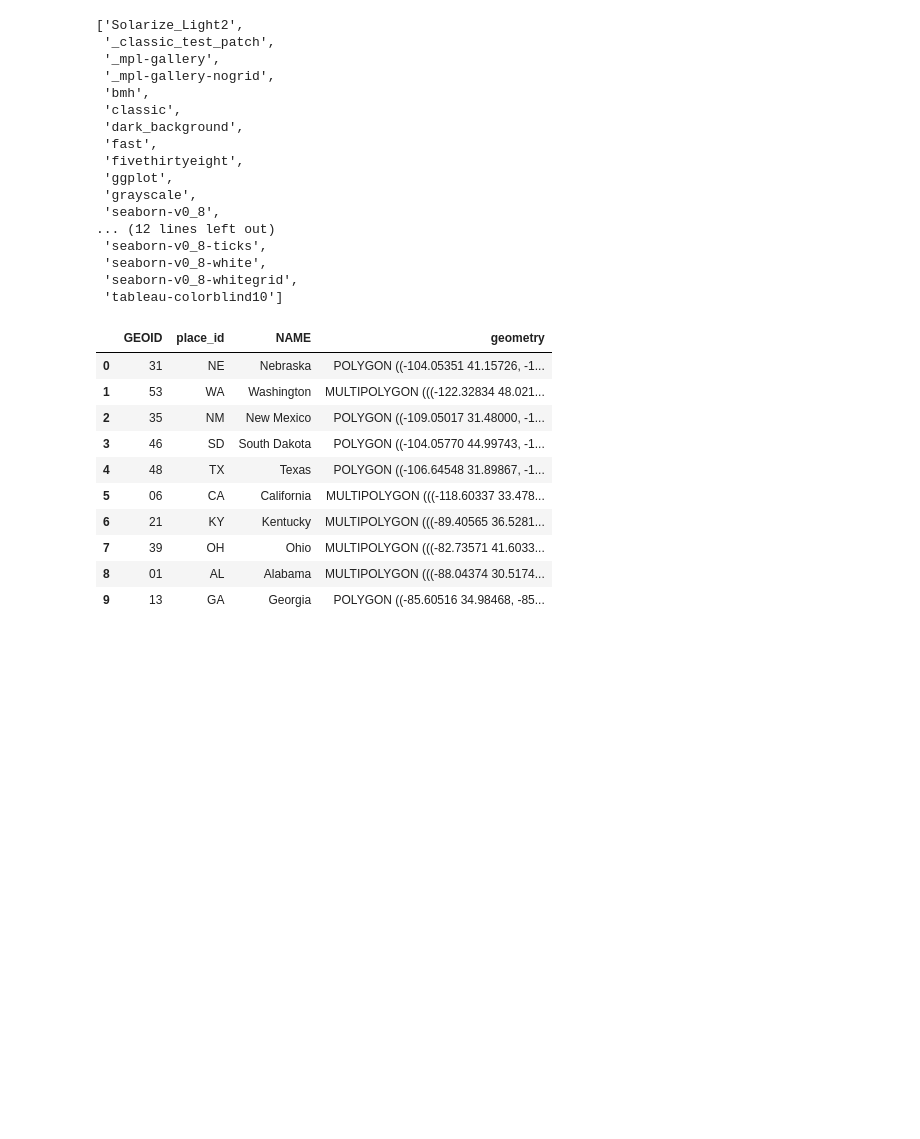
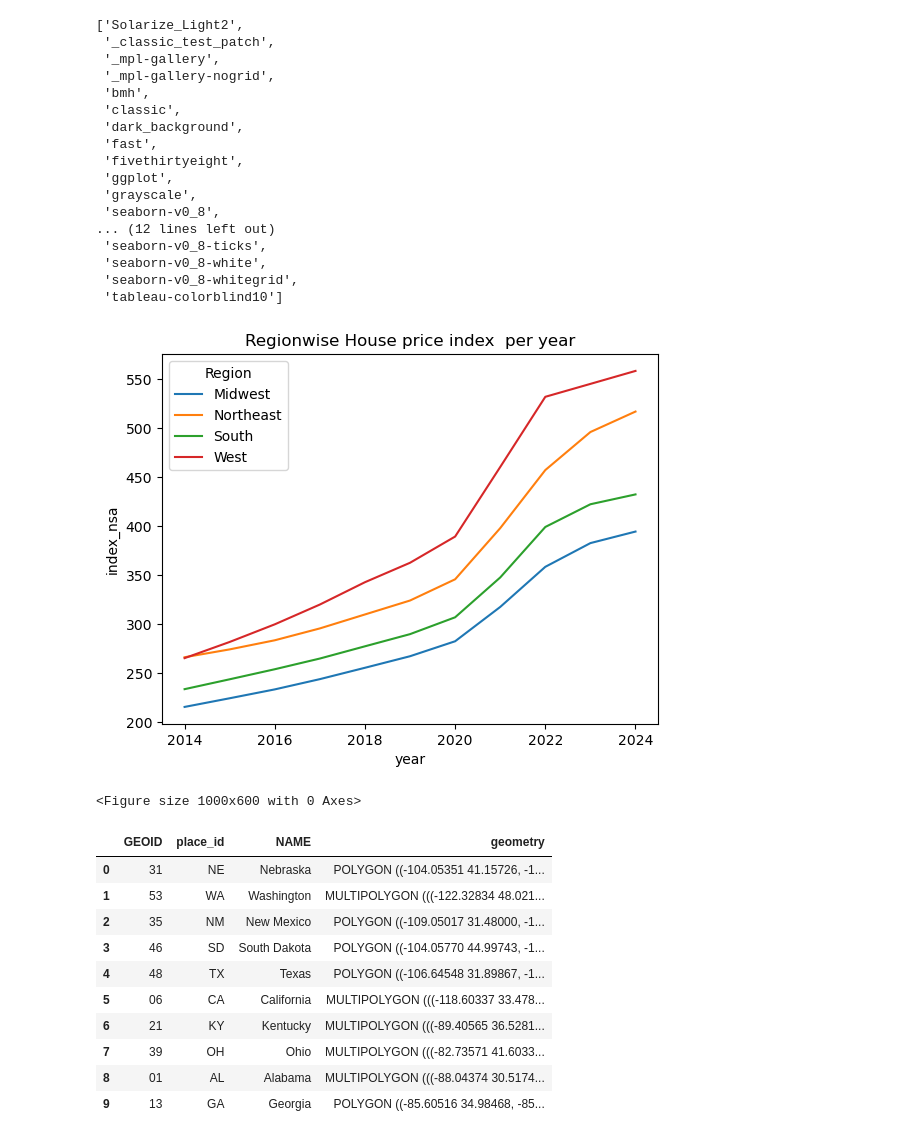
Before and after one commit to bbose2023/Project1-Inflation-Phase1, a Jupyter notebook: house_price.ipynb, the cells around one changed output. Saved outputs shown, nothing was run; the diff lists cells and outputs as text; code cells hidden in the pictures; blank space fills up the shorter version.

```diff
--- a/house_price.ipynb
+++ b/house_price.ipynb
@@ -156,6 +146,20 @@ plt.style.available
  'seaborn-v0_8-white',
  'seaborn-v0_8-whitegrid',
  'tableau-colorblind10']
+# %%
+def regionwise_HPI():
+  sns.lineplot(x='year', y='index_nsa', hue='Region', data = region_yr_house_price_df)
+  plt.title('Regionwise House price index  per year')
+  plt.figure(figsize=(10, 6))
+  plt.style.use('Solarize_Light2')
+  #plt.title('Regionwise House price index  per year')
+  plt.show()
+  return
+# %%
+regionwise_HPI()
+# %% [output]
+[figure, added]
+<Figure size 1000x600 with 0 Axes>
 # %%
 # Setting the path to the shapefile
 SHAPEFILE ="Resources/shapefile/cb_2018_us_state_5m.shp"
```
Also changed, not shown: parts of 9 cells of this notebook.
